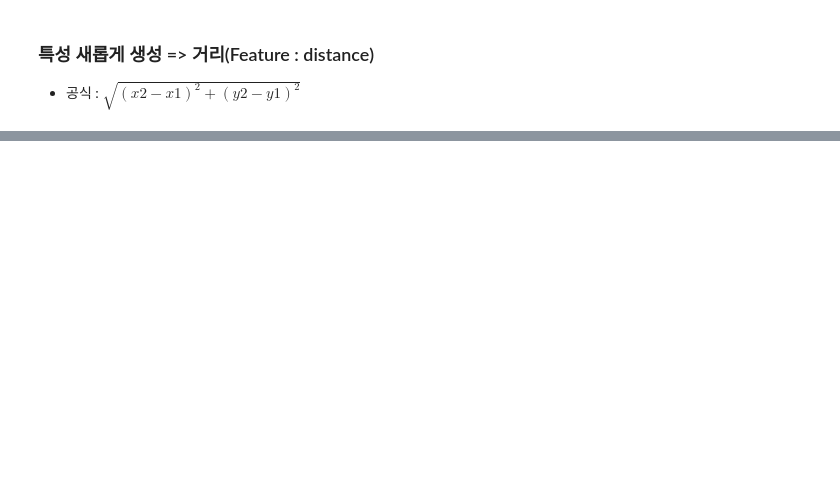
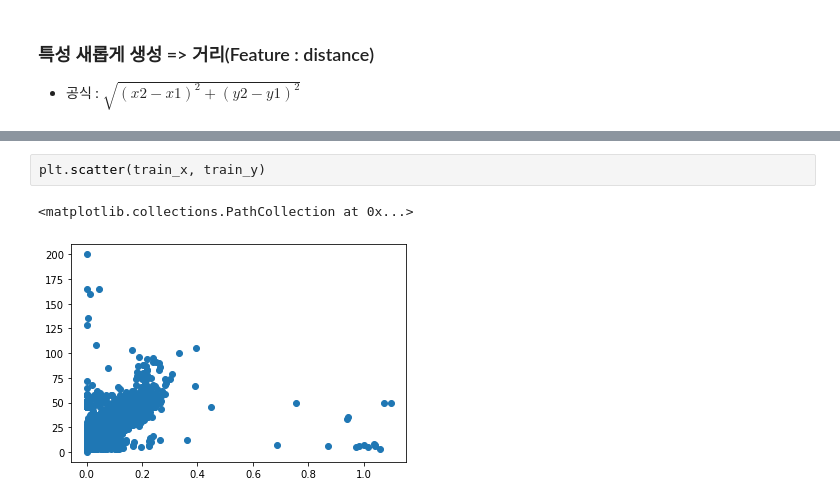
Before and after one commit to qud0511/Machine-Learning, a Jupyter notebook: Kim_ML/0901ex_taxi_regr.ipynb, the cells around one changed output, grey strips where cells are left out. Drawn from its saved outputs; the diff is of its cells as text; blank space fills up the shorter version.

```diff
--- a/Kim_ML/0901ex_taxi_regr.ipynb
+++ b/Kim_ML/0901ex_taxi_regr.ipynb
@@ -102,0 +135,5 @@ Name: distance, Length: 5000, dtype: float64
+# %%
+plt.scatter(train_x, train_y)
+# %% [output]
+<matplotlib.collections.PathCollection at 0x...>
+[figure, added]
```
Also changed, not shown: parts of 17 cells of this notebook, 1 other file.
